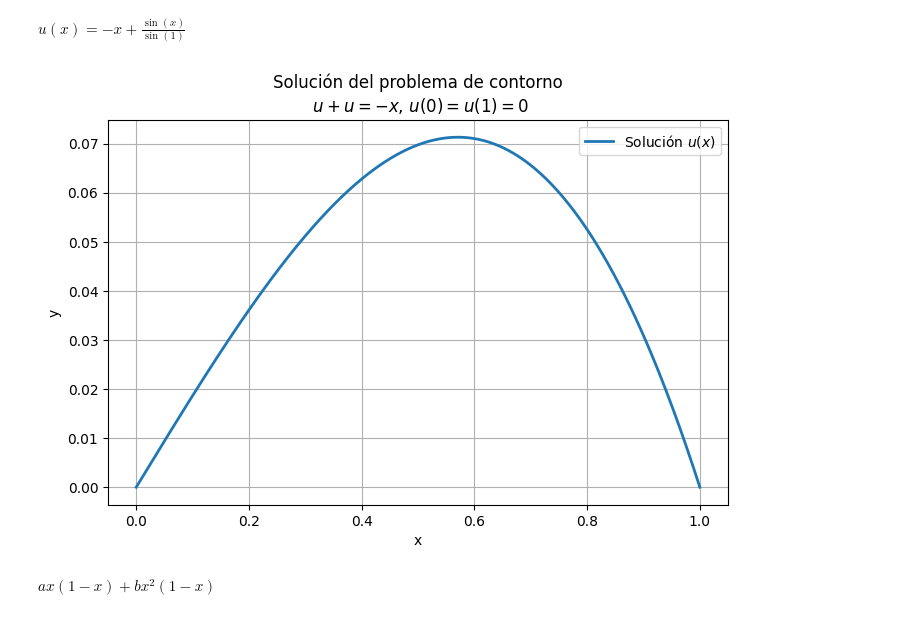
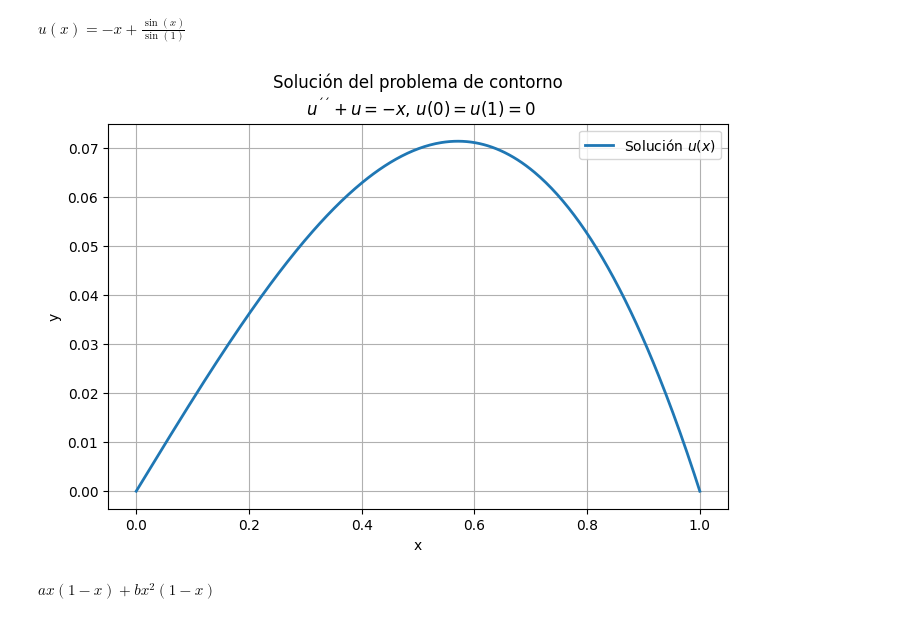
Before and after one commit to LuisManuelCatzoliSoriano/EDP-I, a Jupyter notebook: MétododeC.ipynb, the cells around one changed output. Saved outputs shown, nothing was run; the diff lists cells and outputs as text; code cells hidden in the pictures.

```diff
--- a/MétododeC.ipynb
+++ b/MétododeC.ipynb
@@ -23,21 +43,21 @@ $\displaystyle u{\left(x \right)} = - x + \frac{\sin{\left(x \right)}}{\sin{\lef
 # %%
 u_expr = sol.rhs
 
 u_num = sp.lambdify(x,u_expr,"numpy")
 
 xx = np.linspace(0,1,400)
 yy = u_num(xx)
 
 plt.figure(figsize=(8, 5))
 plt.plot(xx, yy, label="Solución $u(x)$", linewidth=2)
-plt.title('Solución del problema de contorno\n $u'' + u=-x$, $u(0)=u(1)=0$')
+plt.title('Solución del problema de contorno\n $u^{´´} + u=-x$, $u(0)=u(1)=0$')
 plt.xlabel('x')
 plt.ylabel('y')
 plt.grid(True)
 plt.legend()
 plt.show()
 # %% [output]
-[figure, old version]
+[figure, new version]
 # %%
 a,b=sp.symbols('a b')
 
```
Also changed, not shown: parts of 19 cells of this notebook.
